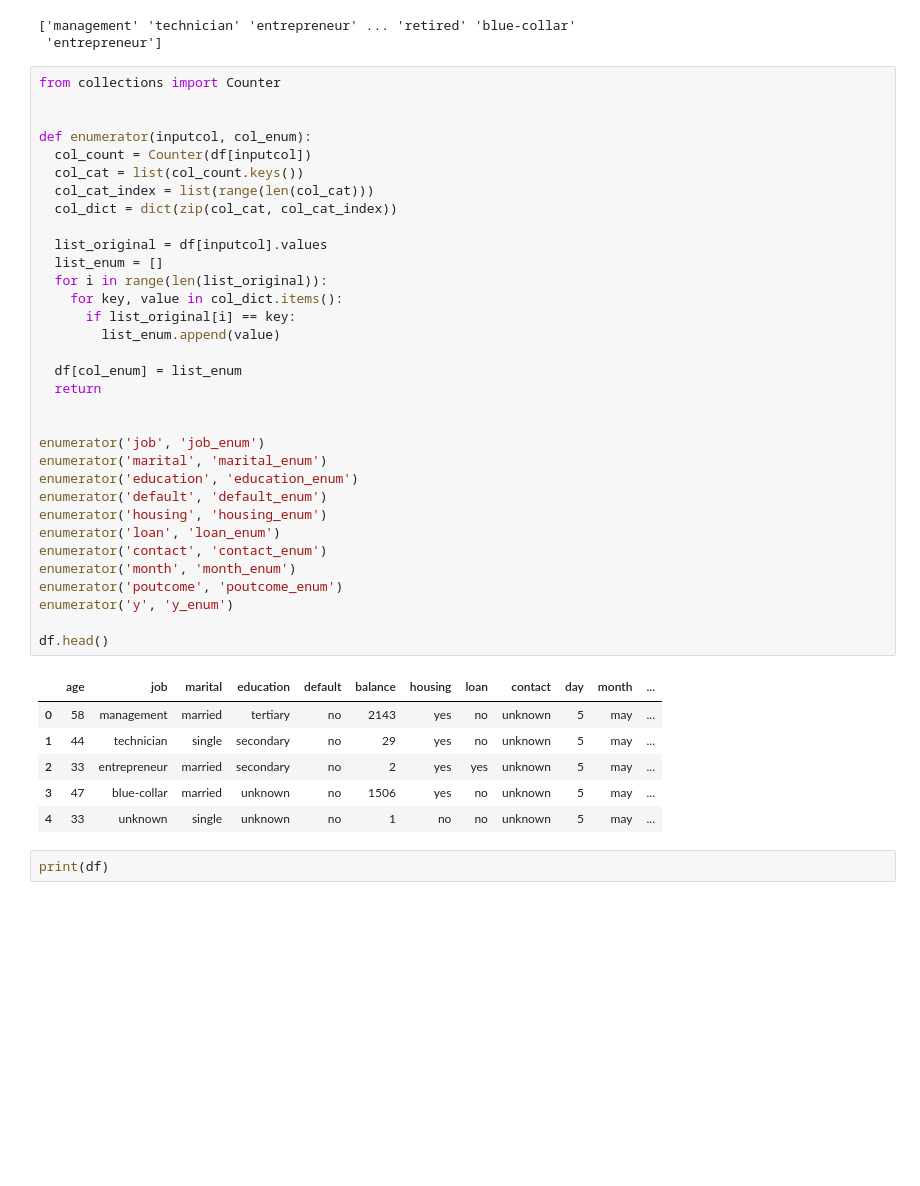
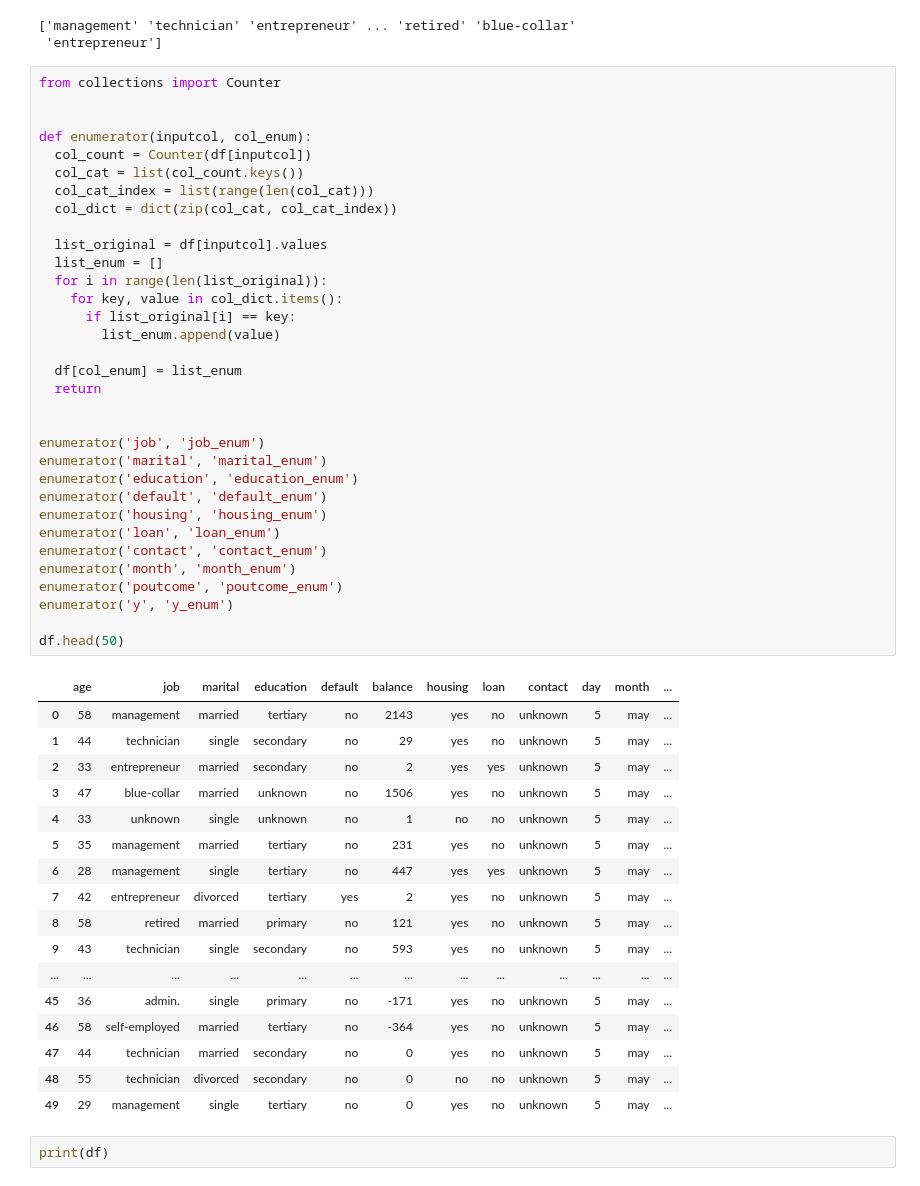
Before and after one commit to ravi-kiran-iiml/my_git, a Jupyter notebook: enumerator.ipynb, the cells around one changed output. Drawn from its saved outputs; the diff is of its cells as text; blank space fills up the shorter version.

```diff
--- a/enumerator.ipynb
+++ b/enumerator.ipynb
@@ -41,34 +41,45 @@ def enumerator(inputcol, col_enum):
 
   list_original = df[inputcol].values
   list_enum = []
   for i in range(len(list_original)):
     for key, value in col_dict.items():
       if list_original[i] == key:
         list_enum.append(value)
 
   df[col_enum] = list_enum
   return
 
 
 enumerator('job', 'job_enum')
 enumerator('marital', 'marital_enum')
 enumerator('education', 'education_enum')
 enumerator('default', 'default_enum')
 enumerator('housing', 'housing_enum')
 enumerator('loan', 'loan_enum')
 enumerator('contact', 'contact_enum')
 enumerator('month', 'month_enum')
 enumerator('poutcome', 'poutcome_enum')
 enumerator('y', 'y_enum')
 
-df.head()
+df.head(50)
 # %% [output]
 |  | age | job | marital | education | default | balance | housing | loan | contact | day | month | ... |
 | 0 | 58 | management | married | tertiary | no | 2143 | yes | no | unknown | 5 | may | ... |
 | 1 | 44 | technician | single | secondary | no | 29 | yes | no | unknown | 5 | may | ... |
 | 2 | 33 | entrepreneur | married | secondary | no | 2 | yes | yes | unknown | 5 | may | ... |
 | 3 | 47 | blue-collar | married | unknown | no | 1506 | yes | no | unknown | 5 | may | ... |
 | 4 | 33 | unknown | single | unknown | no | 1 | no | no | unknown | 5 | may | ... |
+| 5 | 35 | management | married | tertiary | no | 231 | yes | no | unknown | 5 | may | ... |
+| 6 | 28 | management | single | tertiary | no | 447 | yes | yes | unknown | 5 | may | ... |
+| 7 | 42 | entrepreneur | divorced | tertiary | yes | 2 | yes | no | unknown | 5 | may | ... |
+| 8 | 58 | retired | married | primary | no | 121 | yes | no | unknown | 5 | may | ... |
+| 9 | 43 | technician | single | secondary | no | 593 | yes | no | unknown | 5 | may | ... |
+| ... | ... | ... | ... | ... | ... | ... | ... | ... | ... | ... | ... | ... |
+| 45 | 36 | admin. | single | primary | no | -171 | yes | no | unknown | 5 | may | ... |
+| 46 | 58 | self-employed | married | tertiary | no | -364 | yes | no | unknown | 5 | may | ... |
+| 47 | 44 | technician | married | secondary | no | 0 | yes | no | unknown | 5 | may | ... |
+| 48 | 55 | technician | divorced | secondary | no | 0 | no | no | unknown | 5 | may | ... |
+| 49 | 29 | management | single | tertiary | no | 0 | yes | no | unknown | 5 | may | ... |
 # %%
 print(df)
 # %% [output]
```
